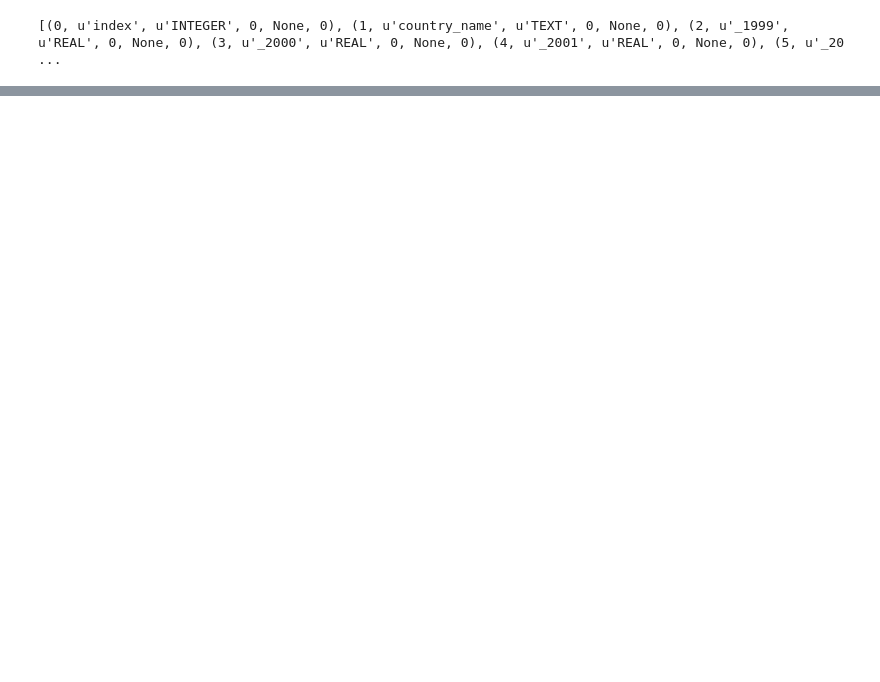
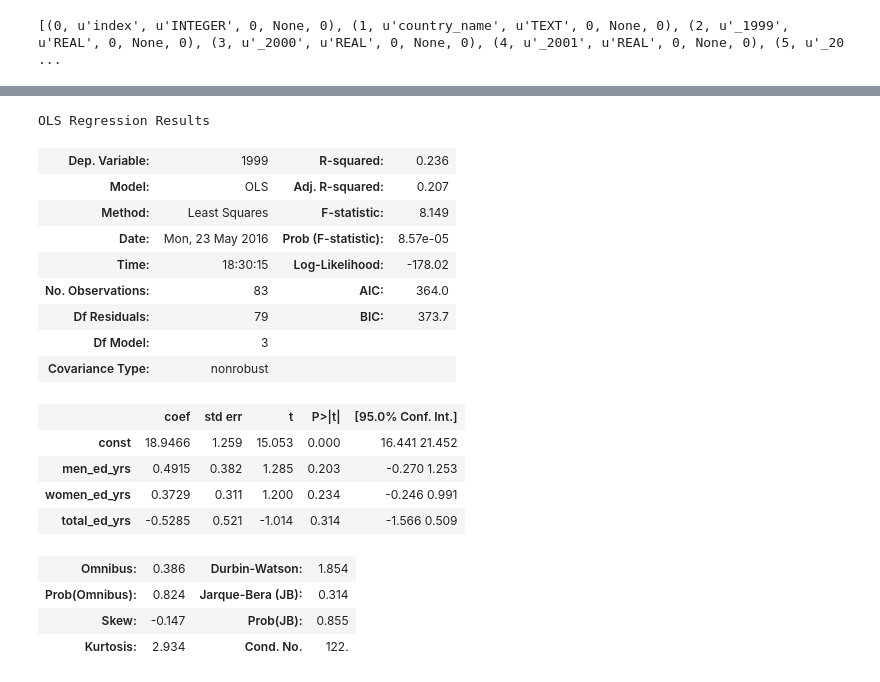
Before and after one commit to AschHarwood/Thinkful4, a Jupyter notebook: social_stats.ipynb, the cells around one changed output, grey strips where cells are left out. Drawn from its saved outputs; the diff is of its cells as text; code cells hidden in the pictures; blank space fills up the shorter version.

```diff
--- a/social_stats.ipynb
+++ b/social_stats.ipynb
@@ -63,0 +46,30 @@ df_combined_column_named
+# %%
+log_gdp = np.log(df_combined_column_named[1999])
+# %%
+
+X = df_combined_column_named[['men_ed_yrs', 'women_ed_yrs', 'total_ed_yrs']]
+y = log_gdp
+# %%
+X = sm.add_constant(X)
+est = sm.OLS(y, X, missing="drop").fit()
+est.summary()
+# %% [output]
+OLS Regression Results
+| Dep. Variable: | 1999 | R-squared: | 0.236 |
+| Model: | OLS | Adj. R-squared: | 0.207 |
+| Method: | Least Squares | F-statistic: | 8.149 |
+| Date: | Mon, 23 May 2016 | Prob (F-statistic): | 8.57e-05 |
+| Time: | 18:30:15 | Log-Likelihood: | -178.02 |
+| No. Observations: | 83 | AIC: | 364.0 |
+| Df Residuals: | 79 | BIC: | 373.7 |
+| Df Model: | 3 |  |  |
+| Covariance Type: | nonrobust |  |  |
+|  | coef | std err | t | P>|t| | [95.0% Conf. Int.] |
+| const | 18.9466 | 1.259 | 15.053 | 0.000 | 16.441 21.452 |
+| men_ed_yrs | 0.4915 | 0.382 | 1.285 | 0.203 | -0.270 1.253 |
+| women_ed_yrs | 0.3729 | 0.311 | 1.200 | 0.234 | -0.246 0.991 |
+| total_ed_yrs | -0.5285 | 0.521 | -1.014 | 0.314 | -1.566 0.509 |
+| Omnibus: | 0.386 | Durbin-Watson: | 1.854 |
+| Prob(Omnibus): | 0.824 | Jarque-Bera (JB): | 0.314 |
+| Skew: | -0.147 | Prob(JB): | 0.855 |
+| Kurtosis: | 2.934 | Cond. No. | 122. |
```
Also changed, not shown: parts of 7 cells of this notebook, 5 other files.
